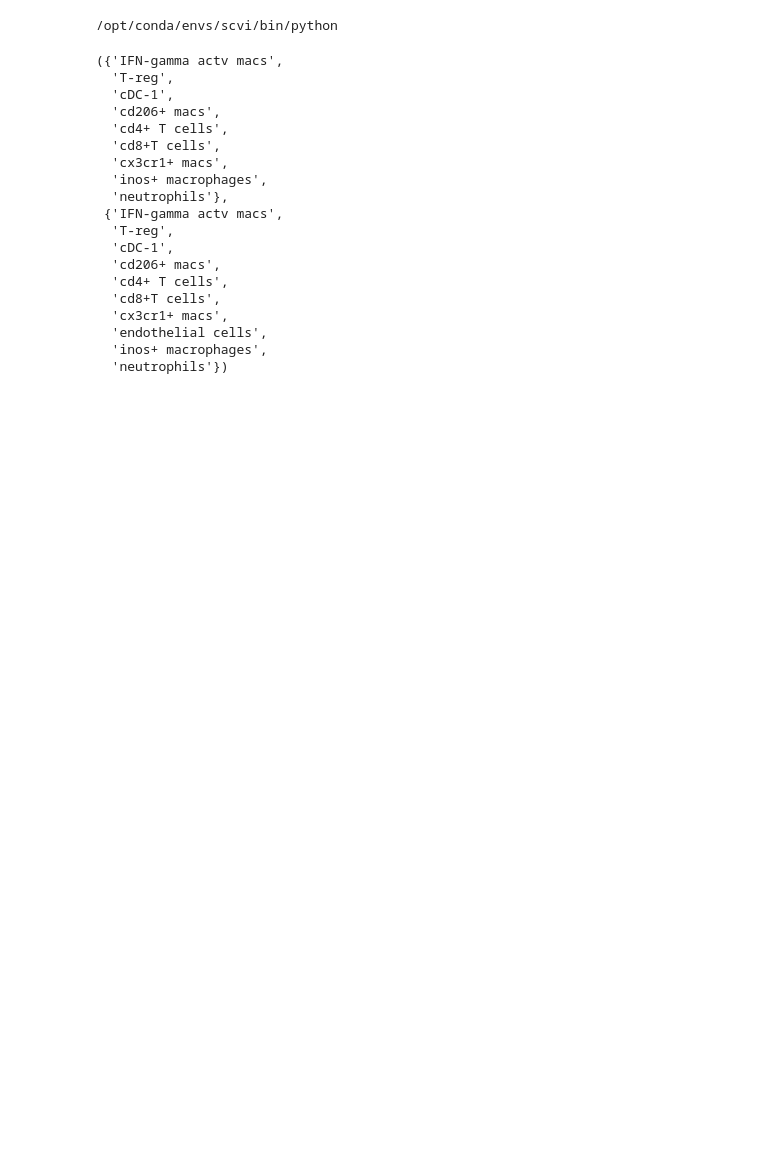
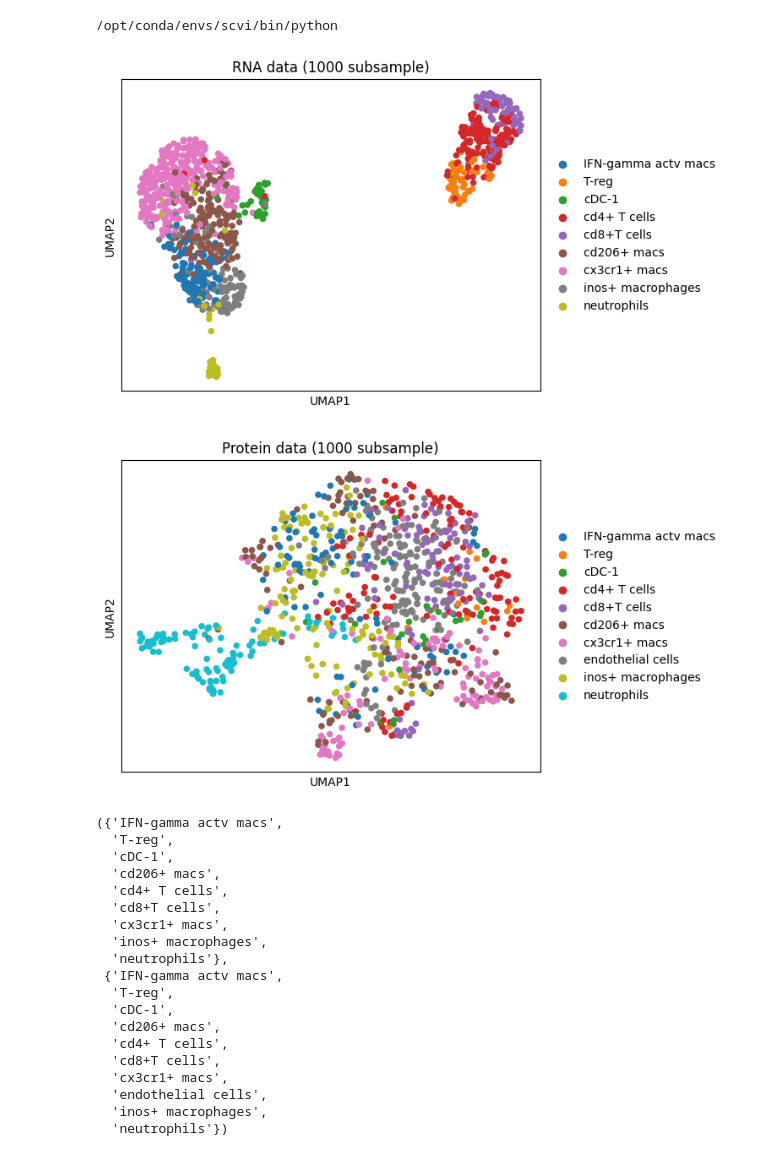
Before and after one commit to reformist/Mapping-scRNA-seq-Variability-Using-Co-Embedding-to-Understand-Cell-Neighborhood-Effects, a Jupyter notebook: CODEX_RNA_seq/preprocess_real_dataset.ipynb, the cells around one changed output. Cells and saved outputs as stored; diff of their text form; code cells hidden in the pictures; blank space fills up the shorter version.

Commit message:
update preprocessing

```diff
--- a/CODEX_RNA_seq/preprocess_real_dataset.ipynb
+++ b/CODEX_RNA_seq/preprocess_real_dataset.ipynb
@@ -6,6 +6,7 @@ import os
 import re
 import sys
 import os
+import scipy.sparse as sp
 
 parent_folder = os.path.abspath(os.path.join(os.getcwd(), '..'))
 sys.path.append(parent_folder)
@@ -43,7 +44,7 @@ from bar_nick_utils import preprocess_rna, preprocess_protein, plot_archetypes,
     plot_archetypes_matching, compare_matchings, find_best_pair_by_row_matching, add_spatial_data_to_prot, \
     clean_uns_for_h5ad, get_latest_file
 
-plot_flag = False
+plot_flag = True
 # computationally figure out which ones are best
 np.random.seed(8)
 ! which python
@@ -58,43 +59,54 @@ adata_2 = sc.read("../codex_cn_tumor.h5ad") # 893987 × 30
 
 # filter out all tumor type cells
 adata_2 = adata_2[adata_2.obs['cell_type'] != 'tumor']
 adata_2 = adata_2[adata_2.obs['cell_type'] != 'dead']
 
 num_rna_cells = 6000
 num_protein_cells = 20000
 # num_rna_cells = num_protein_cells= 1000
 subsample_n_obs_rna = min(adata_1.shape[0],num_rna_cells)
 subsample_n_obs_protein = min(adata_2.shape[0],num_protein_cells)
 sc.pp.subsample(adata_1, n_obs=subsample_n_obs_rna)
 sc.pp.subsample(adata_2, n_obs=subsample_n_obs_protein)
 
 adata_1.obs['cell_types'] = adata_1.obs['new_annotation']
 adata_2.obs['cell_types'] = adata_2.obs['cell_type']
 
 # nk cells seems to mess up the archetype matching, for now remove them
 adata_1 = adata_1[adata_1.obs['cell_types'] != 'nk cells']
 adata_2 = adata_2[adata_2.obs['cell_types'] != 'nk cells']
 
 
 adata_1 = adata_1[adata_1.obs['cell_types'].argsort(), :]  # sort by cell types for easier visualization
 # adata_2 = adata_2[adata_2.obs['cell_types'].argsort(), :]  # sort by cell types for easier visualization
 adata_2 = adata_2[adata_2.obs['cell_types'].argsort(), :]  # sort by cell types for easier visualization
 
 # initial_adata_rna = adata[adata.obs['batch'] == f'SLN111-D1']
 # initial_adata_protein = adata[adata.obs['batch'] == f'SLN208-D1']
 # get rna from one patient, protein from the other then run the whole archetype analysis
 # cell type protein, cell type rna, see which one's
+# plot data before preprocessing with a subsample of 1000 cells
 if plot_flag:
-    pass  # too long
-    sc.pp.pca(adata_2, n_comps=10)
-    sc.pp.neighbors(adata_2)  # Compute the neighbors needed for UMAP
-    sc.tl.umap(adata_2)  # Calculate UMAP coordinates
-    sc.pl.umap(adata_2, color='cell_types')
-    # same for rna
-    sc.pp.pca(adata_1, n_comps=10)
-    sc.pp.neighbors(adata_1)  # Compute the neighbors needed for UMAP
-    sc.tl.umap(adata_1)  # Calculate UMAP coordinates
-    sc.pl.umap(adata_1, color='cell_types')
+    subsample_n_obs_rna_plot = min(adata_1.shape[0], 1000)
+    subsample_n_obs_protein_plot = min(adata_2.shape[0], 1000)
+
+    adata_1_plot = adata_1[np.random.choice(adata_1.shape[0], subsample_n_obs_rna_plot, replace=False), :]
+    adata_2_plot = adata_2[np.random.choice(adata_2.shape[0], subsample_n_obs_protein_plot, replace=False), :]
+
+    # same for RNA
+    sc.pp.pca(adata_1_plot, n_comps=10)
+    sc.pp.neighbors(adata_1_plot)  # Compute the neighbors needed for UMAP
+    sc.tl.umap(adata_1_plot)  # Calculate UMAP coordinates
+    sc.pl.umap(adata_1_plot, color='cell_types', title='RNA data (1000 subsample)')
+
+    # same for Protein
+    sc.pp.pca(adata_2_plot, n_comps=10)
+    sc.pp.neighbors(adata_2_plot)  # Compute the neighbors needed for UMAP
+    sc.tl.umap(adata_2_plot)  # Calculate UMAP coordinates
+    sc.pl.umap(adata_2_plot, color='cell_types', title='Protein data (1000 subsample)')
+# %% [output]
+[figure, added]
+[figure, added]
 # %%
 # make sure we dont have gene column in var if it is equal to the index
 if 'gene' in adata_1.var.columns and np.array_equal(adata_1.var['gene'].values, (adata_1.var.index.values)):
```
Also changed, not shown: parts of 16 cells of this notebook, 1 other file.
